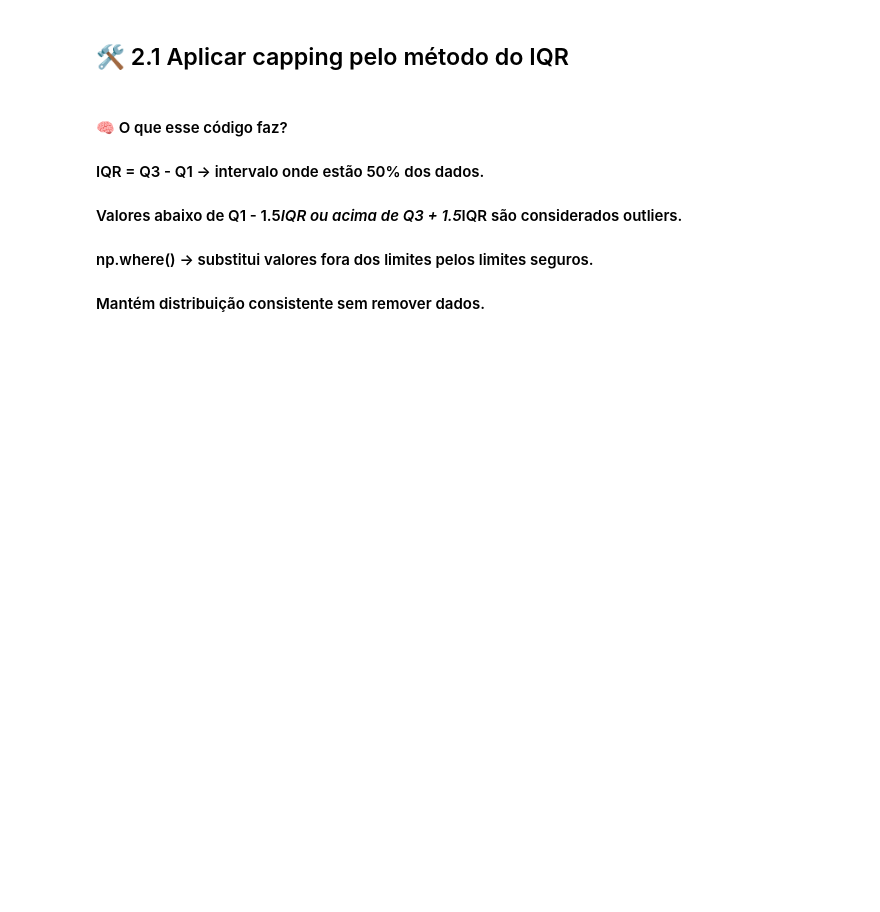
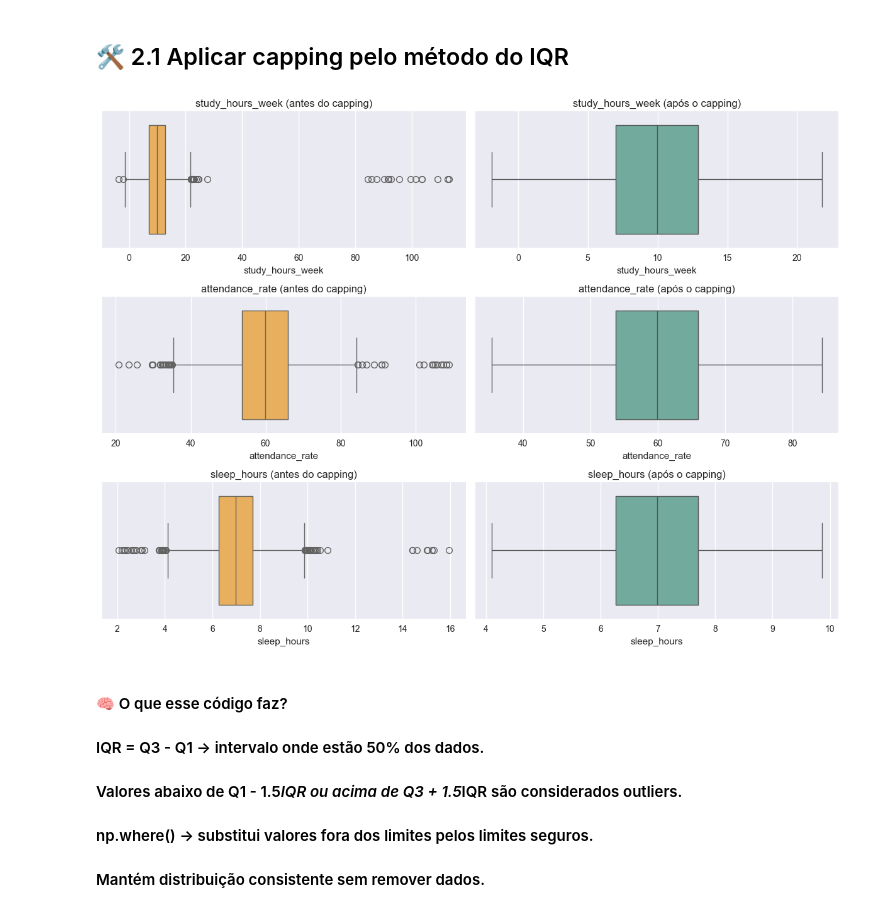
Before and after one commit to ryancarlosferreira/uninassau-atividade-alunos-ml-regressao, a Jupyter notebook: notebooks/02_Preprocessamento.ipynb, the cells around one changed output. Drawn from its saved outputs; the diff is of its cells as text; code cells hidden in the pictures; blank space fills up the shorter version.

```diff
--- a/notebooks/02_Preprocessamento.ipynb
+++ b/notebooks/02_Preprocessamento.ipynb
@@ -107,7 +162,7 @@ df[cat_cols] = imputer_cat.fit_transform(df[cat_cols])
 # %% [markdown]
 ## 🛠️ 2.1 Aplicar capping pelo método do IQR
 # %%
-import numpy as np
+df_before_capping = df[num_cols].copy()
 
 for col in num_cols:
     if col == 'final_grade':
@@ -121,6 +176,19 @@ for col in num_cols:
 
     df[col] = np.where(df[col] < lower, lower, df[col])
     df[col] = np.where(df[col] > upper, upper, df[col])
+# %%
+cols_to_plot = ['study_hours_week', 'attendance_rate', 'sleep_hours']
+
+fig, axes = plt.subplots(len(cols_to_plot), 2, figsize=(12, 9))
+for i, col in enumerate(cols_to_plot):
+    sns.boxplot(x=df_before_capping[col], ax=axes[i, 0], color="#ffb347")
+    axes[i, 0].set_title(f"{col} (antes do capping)")
+    sns.boxplot(x=df[col], ax=axes[i, 1], color="#69b3a2")
+    axes[i, 1].set_title(f"{col} (após o capping)")
+plt.tight_layout()
+plt.show()
+# %% [output]
+[figure, added]
 # %% [markdown]
 #### 🧠 O que esse código faz?
 
```
Also changed, not shown: parts of 7 cells of this notebook, 1 other file.
